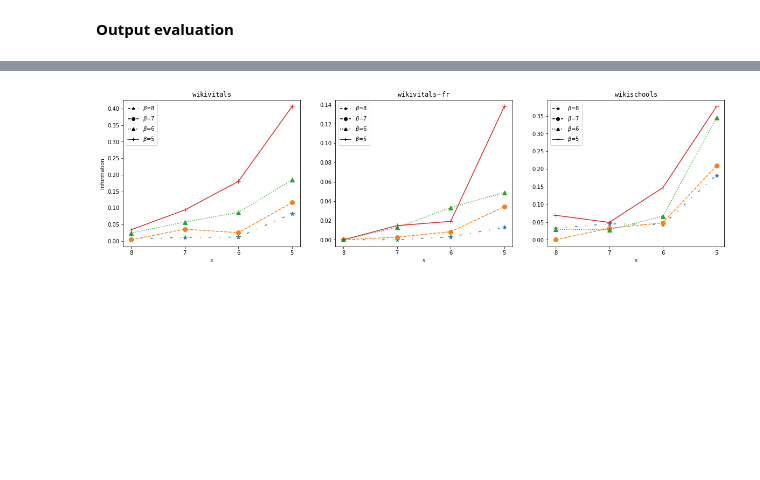
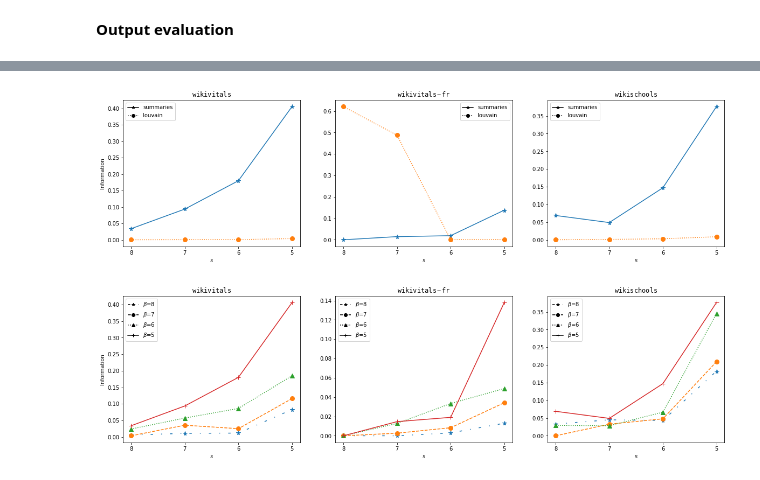
Before and after one commit to Co-MEG/CoMEG, a Jupyter notebook: notebooks/pattern_analysis_2.ipynb, the cells around one changed output, grey strips where cells are left out. Saved outputs shown, nothing was run; the diff lists cells and outputs as text; code cells hidden in the pictures; blank space fills up the shorter version.

Commit message:
evaluation measure comparison with Louvain

```diff
--- a/notebooks/pattern_analysis_2.ipynb
+++ b/notebooks/pattern_analysis_2.ipynb
@@ -158,12 +219,13 @@ delta = 0.2
 informations = defaultdict()
 
 for d, dataset in enumerate(datasets):
-    informations[dataset] = defaultdict(list)
+    informations[dataset] = defaultdict(dict)
     # Load data
     adjacency, biadjacency, names, names_col, labels = load_data(dataset)
     print(f'Dataset: {dataset}...')
 
     for i, b in enumerate(betas):
+        informations[dataset][b] = defaultdict(list)
         for k, s in enumerate(ss):
 
             new_biadjacency, words = preprocess_data(biadjacency, names_col, s)
@@ -176,14 +238,23 @@ for d, dataset in enumerate(datasets):
             summarized_biadj = get_summarized_biadjacency(adjacency, new_biadjacency, patterns)
 
             # Pattern summaries
-            pattern_summary_labels = get_pattern_summaries(summarized_adj)
+            pattern_summary_labels, mask = get_pattern_summaries(summarized_adj)
+
+            # Louvain
+            louvain_labels = get_louvain(dataset, adjacency, len(np.unique(pattern_summary_labels)))
+            pattern_louvain_attributes = pattern_attributes(biadjacency, louvain_labels)
+            louvain_adj = get_community_graph(adjacency, louvain_labels)
+
             # Pattern summary pariwise distances
-            pw_distances = get_pw_distance_matrix(dataset, b, s, method='summaries')
+            pw_distances_summaries = get_pw_distance_matrix(dataset, b, s, method='summaries')
+            pw_distances_louvain = get_pw_distance_matrix(dataset, b, s, method='louvain')
 
             # SG information
-            information = get_information_sg(summarized_adj, summarized_biadj, pw_distances)
-            informations[dataset][b].append(information)
-        print('---')
+            information_summaries = get_information_sg(summarized_adj, summarized_biadj, pw_distances_summaries)
+            information_louvain = get_information_sg(louvain_adj, pattern_louvain_attributes, pw_distances_louvain)
+
+            informations[dataset][b]['summaries'].append(information_summaries)
+            informations[dataset][b]['louvain'].append(information_louvain)
 # %% [output]
 Parsing files...
 Done.
@@ -205,3 +288,27 @@ inf: 0.37620129252857865 - div: 0.4724176231025546 - cov: 0.1274131274131274 - c
+# %%
+markers = ['*', 'o', '^', '+']
+styles = [(0, (3, 10, 1, 10)), 'dashed', 'dotted', 'solid']
+
+fig, ax = plt.subplots(1, len(datasets), figsize=(20, 5))
+
+legend_elements = [Line2D([0], [0], color='black', marker='*', linestyle=styles[3], label=r'summaries'),
+                   Line2D([0], [0], color='black', marker='o', linestyle=styles[2], label=r'louvain'),
+                   #Line2D([0], [0], color='black', marker='^', linestyle=styles[2], label=r'$\beta$=6'),
+                   #Line2D([0], [0], color='black', marker='+', linestyle=styles[3], label=r'$\beta$=5'),
+                   ]
+
+for i, d in enumerate(datasets):
+    #for j, b in enumerate(betas):
+    ax[i].plot(informations.get(d).get(5).get('summaries'), marker=markers[0], linestyle=styles[3], markersize=8)
+    ax[i].plot(informations.get(d).get(5).get('louvain'), marker=markers[1], linestyle=styles[2], markersize=8)
+    ax[i].set_xticks(np.arange(0, len(ss)), labels=['8', '7', '6', '5'])
+    ax[i].set_title(rf"$\tt{d}$")
+    ax[i].set_xlabel(r'$s$')
+    ax[i].legend(handles=legend_elements)
+    if i == 0:
+        ax[i].set_ylabel('Information')
+# %% [output]
+[figure, added]
 # %%
 from matplotlib.lines import Line2D
 
```
Also changed, not shown: parts of 7 cells of this notebook.
